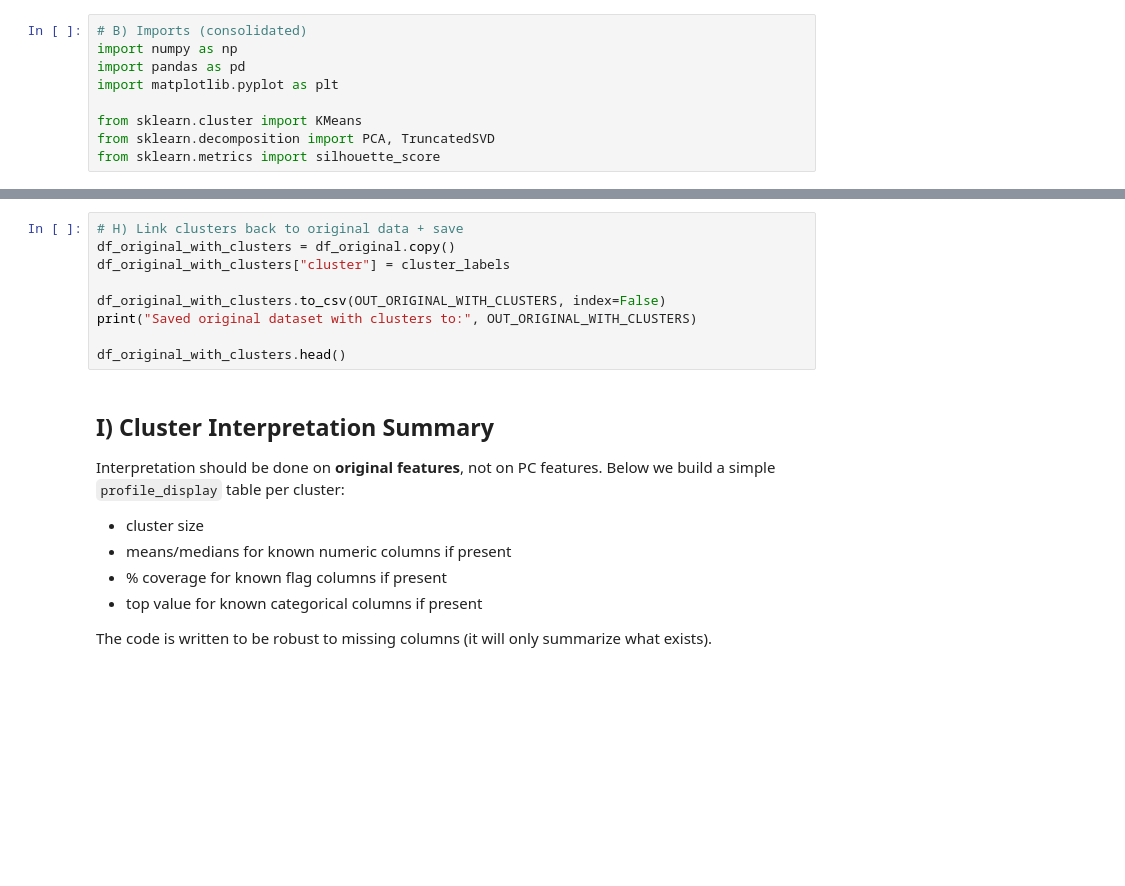
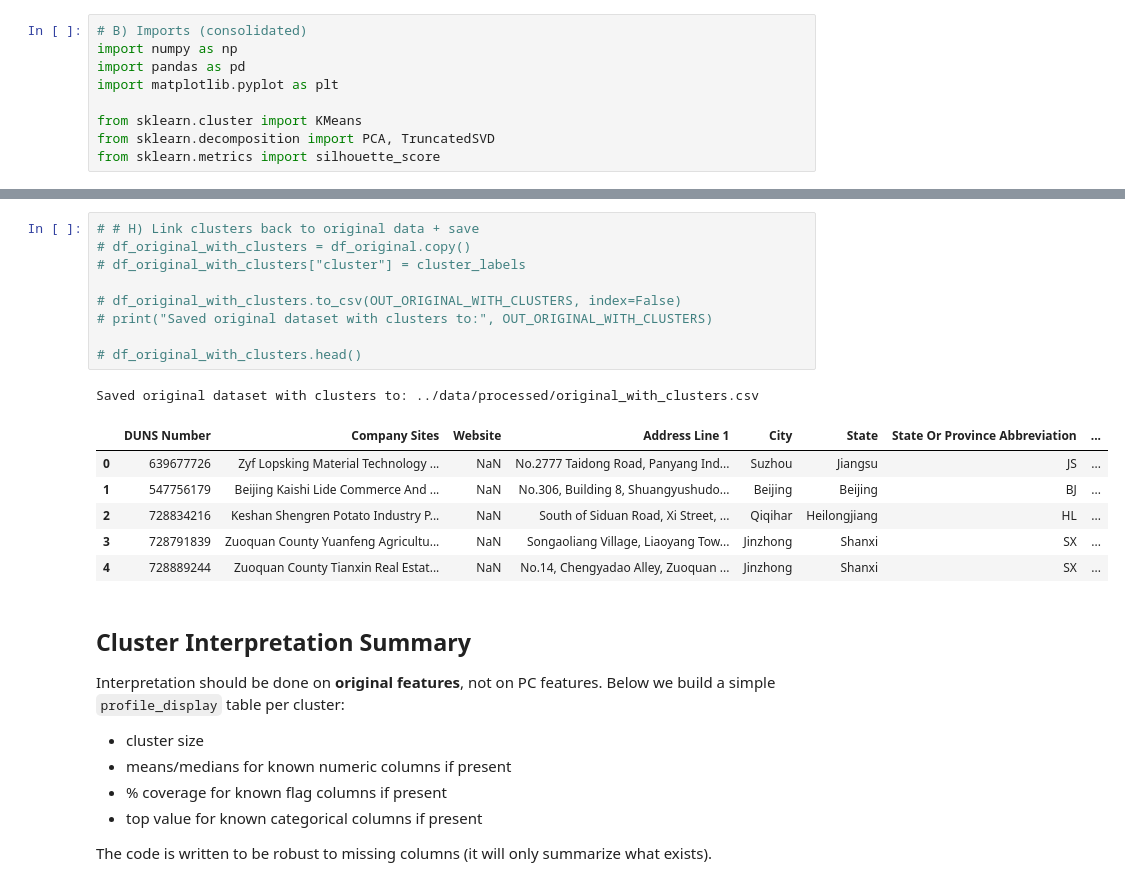
Before and after one commit to Gianice/sdsdatathon, a Jupyter notebook: notebooks/member3_pca.ipynb, the cells around one changed output, grey strips where cells are left out. Saved outputs shown, nothing was run; the diff lists cells and outputs as text; blank space fills up the shorter version.

```diff
--- a/notebooks/member3_pca.ipynb
+++ b/notebooks/member3_pca.ipynb
@@ -153,14 +201,22 @@ plt.show()
 # %%
-# H) Link clusters back to original data + save
-df_original_with_clusters = df_original.copy()
-df_original_with_clusters["cluster"] = cluster_labels
+# # H) Link clusters back to original data + save
+# df_original_with_clusters = df_original.copy()
+# df_original_with_clusters["cluster"] = cluster_labels
 
-df_original_with_clusters.to_csv(OUT_ORIGINAL_WITH_CLUSTERS, index=False)
-print("Saved original dataset with clusters to:", OUT_ORIGINAL_WITH_CLUSTERS)
+# df_original_with_clusters.to_csv(OUT_ORIGINAL_WITH_CLUSTERS, index=False)
+# print("Saved original dataset with clusters to:", OUT_ORIGINAL_WITH_CLUSTERS)
 
-df_original_with_clusters.head()
+# df_original_with_clusters.head()
+# %% [output]
+Saved original dataset with clusters to: ../data/processed/original_with_clusters.csv
+|  | DUNS Number | Company Sites | Website | Address Line 1 | City | State | State Or Province Abbreviation | ... |
+| 0 | 639677726 | Zyf Lopsking Material Technology ... | NaN | No.2777 Taidong Road, Panyang Ind... | Suzhou | Jiangsu | JS | ... |
+| 1 | 547756179 | Beijing Kaishi Lide Commerce And ... | NaN | No.306, Building 8, Shuangyushudo... | Beijing | Beijing | BJ | ... |
+| 2 | 728834216 | Keshan Shengren Potato Industry P... | NaN | South of Siduan Road, Xi Street, ... | Qiqihar | Heilongjiang | HL | ... |
+| 3 | 728791839 | Zuoquan County Yuanfeng Agricultu... | NaN | Songaoliang Village, Liaoyang Tow... | Jinzhong | Shanxi | SX | ... |
+| 4 | 728889244 | Zuoquan County Tianxin Real Estat... | NaN | No.14, Chengyadao Alley, Zuoquan ... | Jinzhong | Shanxi | SX | ... |
 # %% [markdown]
-## I) Cluster Interpretation Summary
+## Cluster Interpretation Summary
 
 Interpretation should be done on **original features**, not on PC features. Below we build a simple `profile_display` table per cluster:
 - cluster size
```
Also changed, not shown: parts of 10 cells of this notebook, 6 other files.
